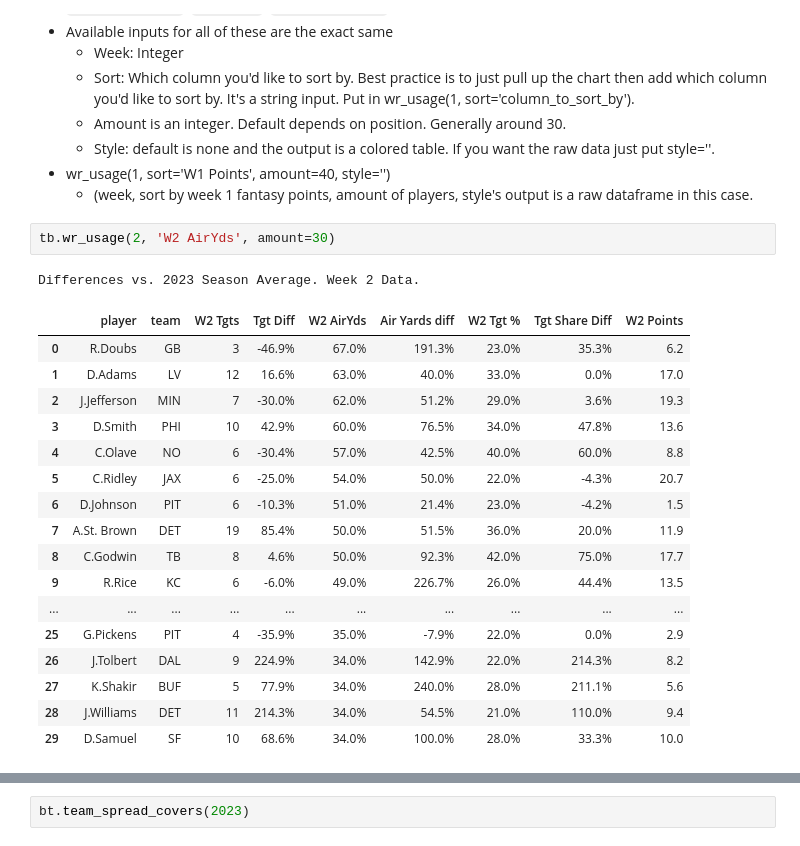
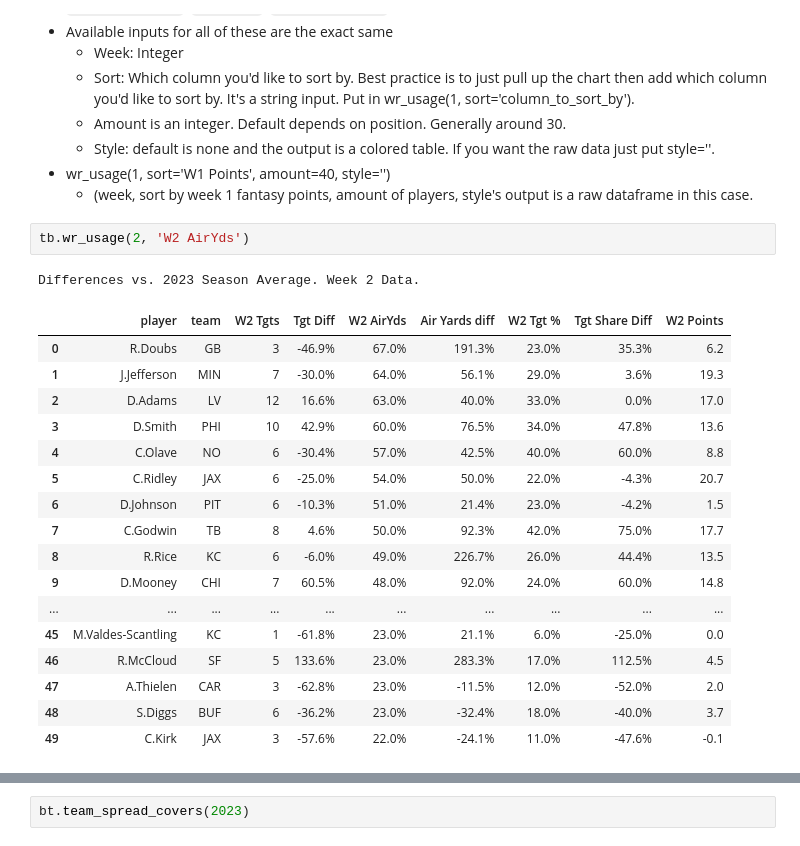
Before and after one commit to prestonf99/NFL-Fun, a Jupyter notebook: Library.ipynb, the cells around one changed output, grey strips where cells are left out. Saved outputs shown, nothing was run; the diff lists cells and outputs as text.

```diff
--- a/Library.ipynb
+++ b/Library.ipynb
@@ -74,24 +74,24 @@ wk.receiver_rating(2)
 * wr_usage(1, sort='W1 Points', amount=40, style='')
   - (week, sort by week 1 fantasy points, amount of players, style's output is a raw dataframe in this case.
 # %%
-tb.wr_usage(2, 'W2 AirYds', amount=30)
+tb.wr_usage(2, 'W2 AirYds')
 # %% [output]
 Differences vs. 2023 Season Average. Week 2 Data.
 |  | player | team | W2 Tgts | Tgt Diff | W2 AirYds | Air Yards diff | W2 Tgt % | Tgt Share Diff | W2 Points |
 | 0 | R.Doubs | GB | 3 | -46.9% | 67.0% | 191.3% | 23.0% | 35.3% | 6.2 |
-| 1 | D.Adams | LV | 12 | 16.6% | 63.0% | 40.0% | 33.0% | 0.0% | 17.0 |
-| 2 | J.Jefferson | MIN | 7 | -30.0% | 62.0% | 51.2% | 29.0% | 3.6% | 19.3 |
+| 1 | J.Jefferson | MIN | 7 | -30.0% | 64.0% | 56.1% | 29.0% | 3.6% | 19.3 |
+| 2 | D.Adams | LV | 12 | 16.6% | 63.0% | 40.0% | 33.0% | 0.0% | 17.0 |
 | 3 | D.Smith | PHI | 10 | 42.9% | 60.0% | 76.5% | 34.0% | 47.8% | 13.6 |
 | 4 | C.Olave | NO | 6 | -30.4% | 57.0% | 42.5% | 40.0% | 60.0% | 8.8 |
 | 5 | C.Ridley | JAX | 6 | -25.0% | 54.0% | 50.0% | 22.0% | -4.3% | 20.7 |
 | 6 | D.Johnson | PIT | 6 | -10.3% | 51.0% | 21.4% | 23.0% | -4.2% | 1.5 |
-| 7 | A.St. Brown | DET | 19 | 85.4% | 50.0% | 51.5% | 36.0% | 20.0% | 11.9 |
-| 8 | C.Godwin | TB | 8 | 4.6% | 50.0% | 92.3% | 42.0% | 75.0% | 17.7 |
-| 9 | R.Rice | KC | 6 | -6.0% | 49.0% | 226.7% | 26.0% | 44.4% | 13.5 |
+| 7 | C.Godwin | TB | 8 | 4.6% | 50.0% | 92.3% | 42.0% | 75.0% | 17.7 |
+| 8 | R.Rice | KC | 6 | -6.0% | 49.0% | 226.7% | 26.0% | 44.4% | 13.5 |
+| 9 | D.Mooney | CHI | 7 | 60.5% | 48.0% | 92.0% | 24.0% | 60.0% | 14.8 |
 | ... | ... | ... | ... | ... | ... | ... | ... | ... | ... |
-| 25 | G.Pickens | PIT | 4 | -35.9% | 35.0% | -7.9% | 22.0% | 0.0% | 2.9 |
-| 26 | J.Tolbert | DAL | 9 | 224.9% | 34.0% | 142.9% | 22.0% | 214.3% | 8.2 |
-| 27 | K.Shakir | BUF | 5 | 77.9% | 34.0% | 240.0% | 28.0% | 211.1% | 5.6 |
-| 28 | J.Williams | DET | 11 | 214.3% | 34.0% | 54.5% | 21.0% | 110.0% | 9.4 |
-| 29 | D.Samuel | SF | 10 | 68.6% | 34.0% | 100.0% | 28.0% | 33.3% | 10.0 |
+| 45 | M.Valdes-Scantling | KC | 1 | -61.8% | 23.0% | 21.1% | 6.0% | -25.0% | 0.0 |
+| 46 | R.McCloud | SF | 5 | 133.6% | 23.0% | 283.3% | 17.0% | 112.5% | 4.5 |
+| 47 | A.Thielen | CAR | 3 | -62.8% | 23.0% | -11.5% | 12.0% | -52.0% | 2.0 |
+| 48 | S.Diggs | BUF | 6 | -36.2% | 23.0% | -32.4% | 18.0% | -40.0% | 3.7 |
+| 49 | C.Kirk | JAX | 3 | -57.6% | 22.0% | -24.1% | 11.0% | -47.6% | -0.1 |
 # %%
```
Also changed, not shown: parts of 21 cells of this notebook, 1 other file.
